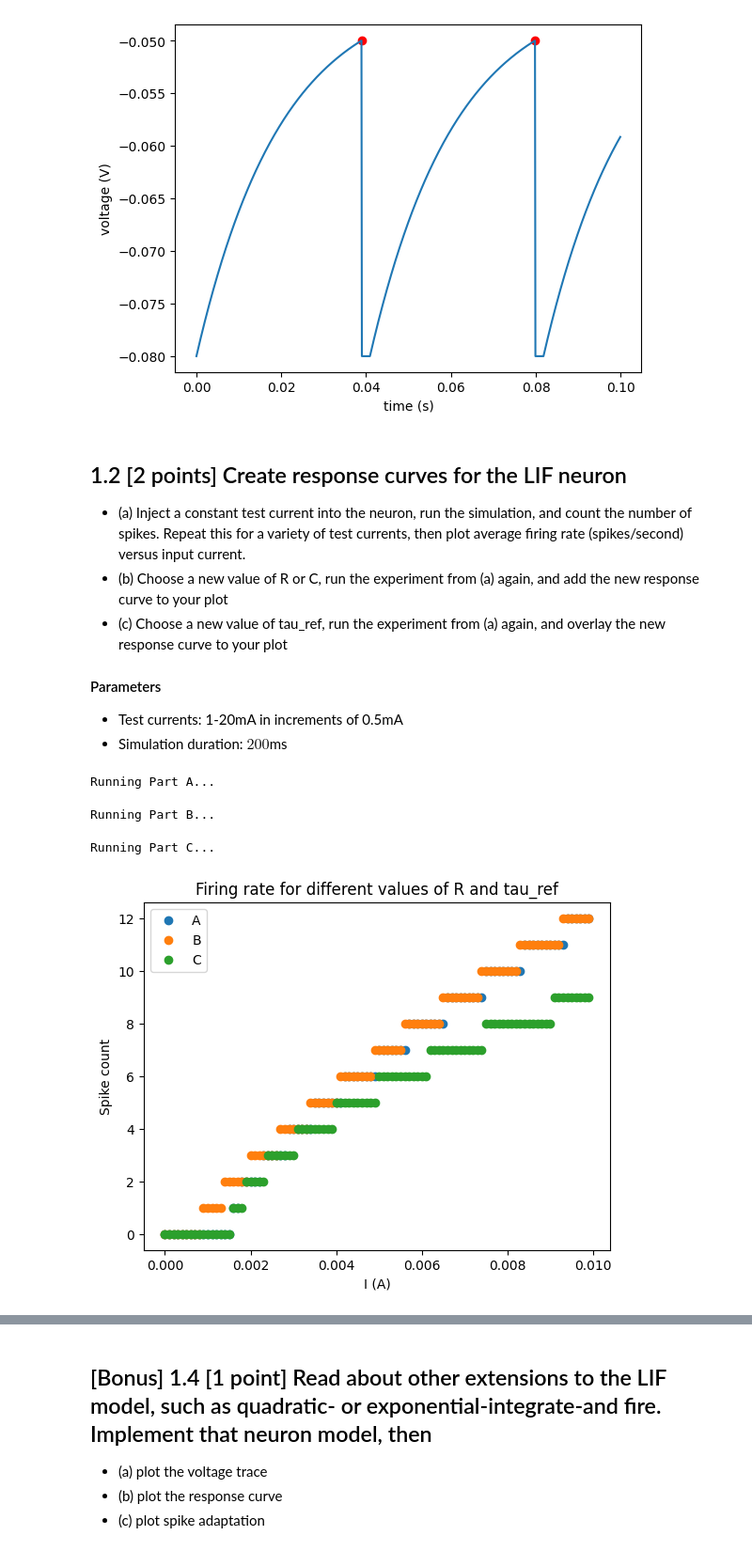
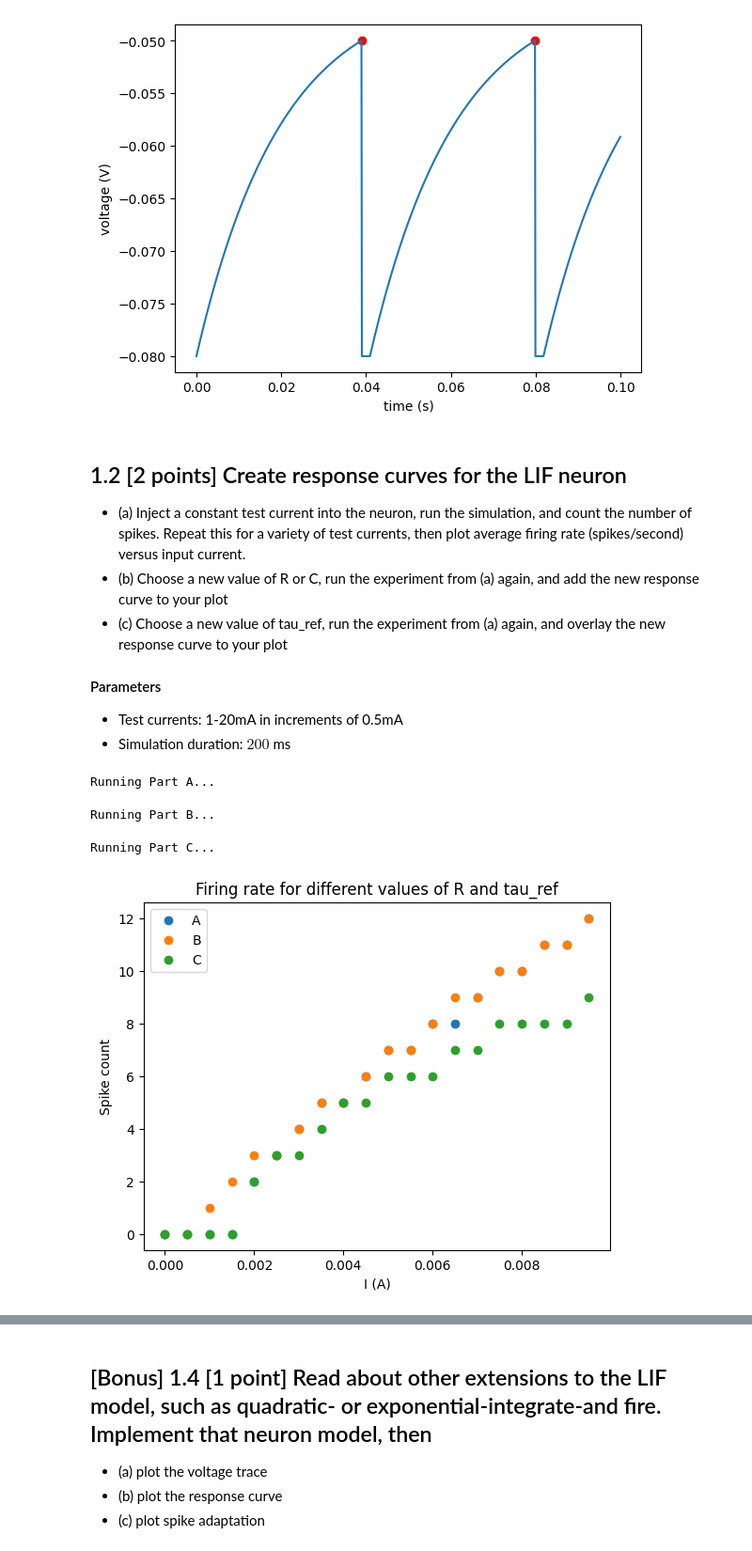
Before and after one commit to draymond63/syde-552, a Jupyter notebook: assignment1.ipynb, the cells around one changed output, grey strips where cells are left out. Shown: that part at 94% size. Cells and saved outputs as stored; diff of their text form; code cells hidden in the pictures.

```diff
--- a/assignment1.ipynb
+++ b/assignment1.ipynb
@@ -232,48 +232,49 @@ plt.show()
 
 #### Parameters
 - Test currents: 1-20mA in increments of 0.5mA
-- Simulation duration: $200$ms
+- Simulation duration: $200$ ms
 # %%
-# your solution here
-
-Is = np.arange(0, 10, 0.1)*mA
+Is = np.arange(0, 10, 0.5)*mA
 R1 = 10*ohm
 R2 = 20*ohm
 T_ref1 = 2*ms
 T_ref2 = 5*ms
 
 
+def run_sim(run_time=100*ms, **kwargs):
+    restore()
+    run(run_time, namespace=kwargs)
+
 def LIF_response(I, R, C, tau_ref):
-    restore()
-    run(100*ms, namespace={'I_ext': I, 'R': R, 'C': C, 'T_ref': tau_ref, 'E_leak': E_leak, 'V_thr': V_thr, 'V_reset': V_reset})
+    run_sim(I_ext=I, R=R, C=C, T_ref=tau_ref, E_leak=E_leak, V_thr=V_thr, V_reset=V_reset)
     return p_s.num_spikes
 
 spike_counts_a = []
 spike_counts_b = []
 spike_counts_c = []
 
 print("Running Part A...")
 for i in tqdm(Is):
     spike_counts_a.append(LIF_response(i, R1, C, T_ref1))
 print("Running Part B...")
 for i in tqdm(Is):
     spike_counts_b.append(LIF_response(i, R2, C, T_ref1))
 print("Running Part C...")
 for i in tqdm(Is):
     spike_counts_c.append(LIF_response(i, R1, C, T_ref2))
 
 fig, ax = plt.subplots()
 ax.plot(Is, spike_counts_a, 'o', label='A')
 ax.plot(Is, spike_counts_b, 'o', label='B')
 ax.plot(Is, spike_counts_c, 'o', label='C')
 ax.legend()
 ax.set(xlabel='I (A)', ylabel='Spike count', title='Firing rate for different values of R and tau_ref')
 plt.show()
 # %% [output]
 Running Part A...
 Running Part B...
 Running Part C...
-[figure, old version]
+[figure, new version]
 # %% [markdown]
 ## 1.3 [2 points] Add an adaptation term to the LIF neuron. Calculate the inter-spike-interval and plot it versus spike number to demonstrate adaptation.
  - Inter-spike-interval (ISI) is defined as the length of time between two spikes. To calculate it, compute the difference between the spike times returned from a BRIAN spike monitor
```
Also changed, not shown: parts of 3 cells of this notebook.
